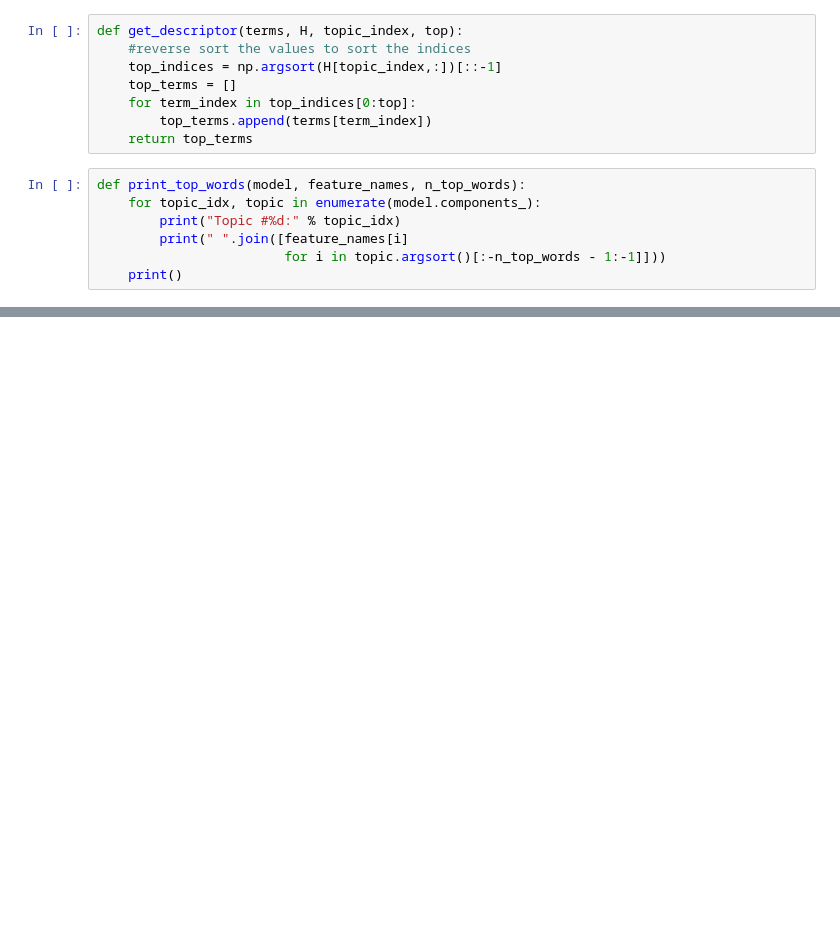
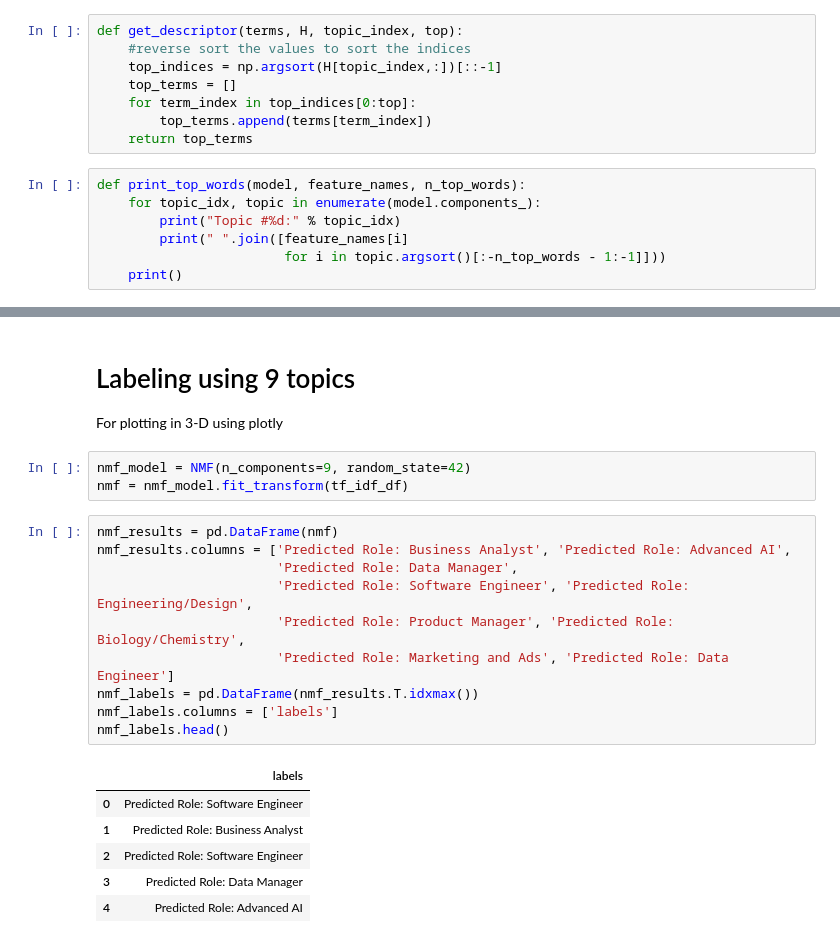
Before and after one commit to keith12345/Find_me_a_Job, a Jupyter notebook: SF_Jobs/04_Modeling_TFIDF_NMF.ipynb, the cells around one changed output, grey strips where cells are left out. Drawn from its saved outputs; the diff is of its cells as text; blank space fills up the shorter version.

```diff
--- a/SF_Jobs/04_Modeling_TFIDF_NMF.ipynb
+++ b/SF_Jobs/04_Modeling_TFIDF_NMF.ipynb
@@ -235,0 +310,23 @@ experience science computer software engineering related technical field degree
+# %% [markdown]
+# Labeling using 9 topics
+For plotting in 3-D using plotly
+# %%
+nmf_model = NMF(n_components=9, random_state=42)
+nmf = nmf_model.fit_transform(tf_idf_df)
+# %%
+nmf_results = pd.DataFrame(nmf)
+nmf_results.columns = ['Predicted Role: Business Analyst', 'Predicted Role: Advanced AI',
+                       'Predicted Role: Data Manager',
+                       'Predicted Role: Software Engineer', 'Predicted Role: Engineering/Design',
+                       'Predicted Role: Product Manager', 'Predicted Role: Biology/Chemistry',
+                       'Predicted Role: Marketing and Ads', 'Predicted Role: Data Engineer']
+nmf_labels = pd.DataFrame(nmf_results.T.idxmax())
+nmf_labels.columns = ['labels']
+nmf_labels.head()
+# %% [output]
+|  | labels |
+| 0 | Predicted Role: Software Engineer |
+| 1 | Predicted Role: Business Analyst |
+| 2 | Predicted Role: Software Engineer |
+| 3 | Predicted Role: Data Manager |
+| 4 | Predicted Role: Advanced AI |
```
Also changed, not shown: parts of 53 cells of this notebook, 11 other files.
